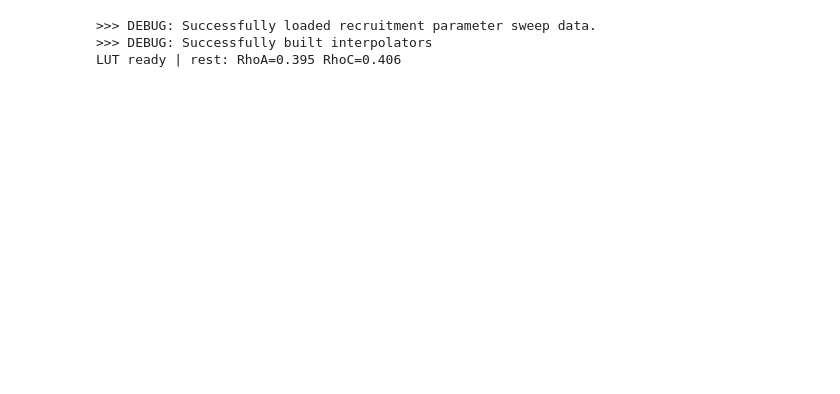
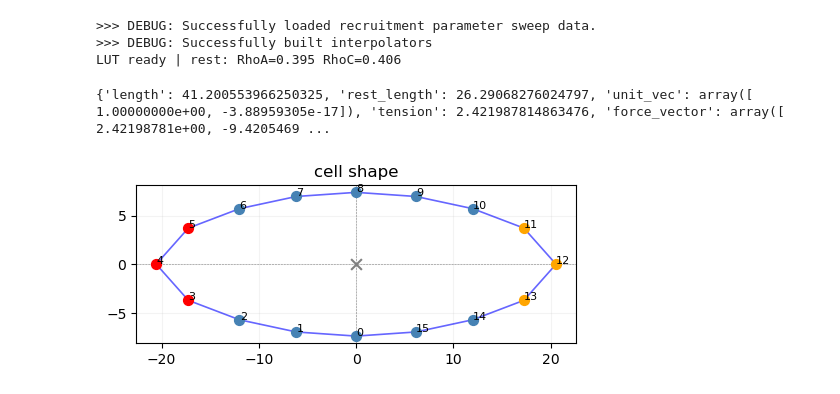
Before and after one commit to emilieyuu/endotehelial-masboss, a Jupyter notebook: notebooks/16_abm_runs.ipynb, the cells around one changed output. Saved outputs shown, nothing was run; the diff lists cells and outputs as text; code cells hidden in the pictures; blank space fills up the shorter version.

```diff
--- a/notebooks/16_abm_runs.ipynb
+++ b/notebooks/16_abm_runs.ipynb
@@ -22,3 +24,14 @@ perbs = sim_cfg['perturbations']
 >>> DEBUG: Successfully loaded recruitment parameter sweep data.
 >>> DEBUG: Successfully built interpolators
 LUT ready | rest: RhoA=0.395 RhoC=0.406
+# %%
+dsp_cfg = get_perb_cfg(sim_cfg, perbs['DSP_KO'])
+tjp1_cfg = get_perb_cfg(sim_cfg, perbs['TJP1_KO'])
+jcad_cfg = get_perb_cfg(sim_cfg, perbs['JCAD_KO'])
+tjp1_jcad_cfg = get_perb_cfg(sim_cfg, perbs['TJP1_JCAD_DKO'])
+dsp_jcad_cfg = get_perb_cfg(sim_cfg, perbs['DSP_JCAD_DKO'])
+# %%
+res_jcad = run_abm_sim_single(jcad_cfg, lut, 6000, 'JCAD', True)
+# %% [output]
+{'length': 41.200553966250325, 'rest_length': 26.29068276024797, 'unit_vec': array([ 1.00000000e+00, -3.88959305e-17]), 'tension': 2.421987814863476, 'force_vector': array([ 2.42198781e+00, -9.4205469 ...
+[figure, added]
```
Also changed, not shown: parts of 15 cells of this notebook, 9 other files.
